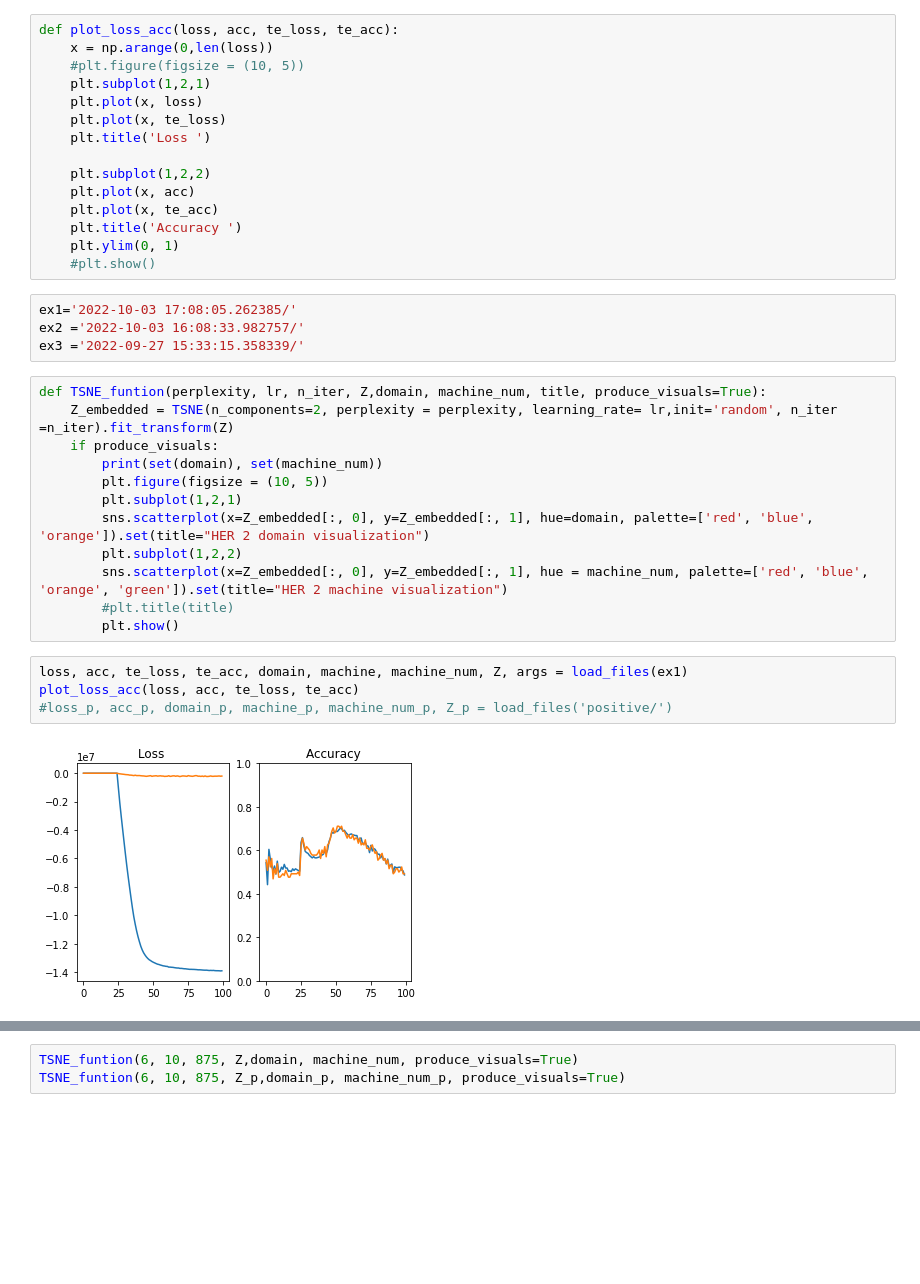
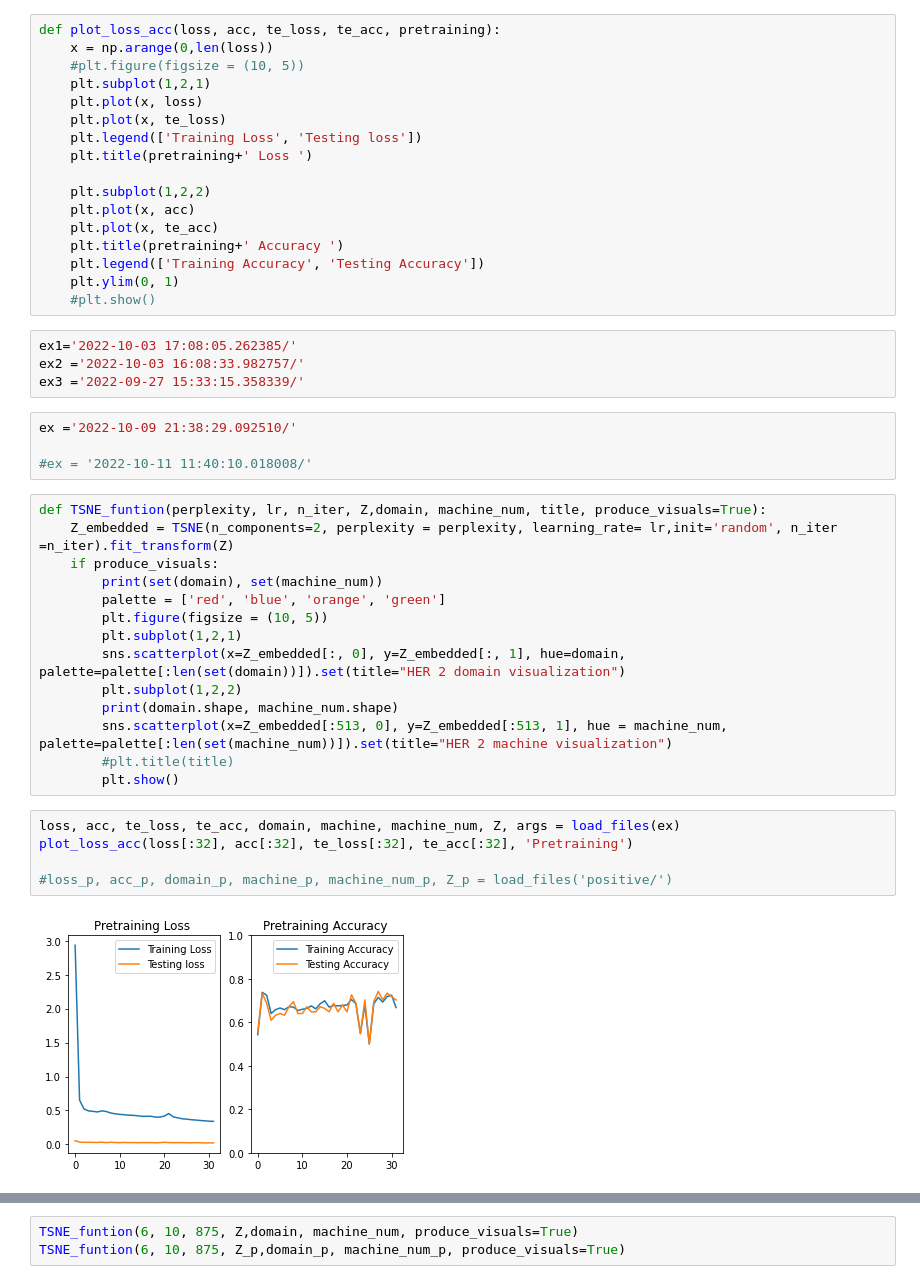
Before and after one commit to DIDSR/DomId, a Jupyter notebook: notebooks/HER2_results.ipynb, the cells around one changed output, grey strips where cells are left out. Saved outputs shown, nothing was run; the diff lists cells and outputs as text; blank space fills up the shorter version.

```diff
--- a/notebooks/HER2_results.ipynb
+++ b/notebooks/HER2_results.ipynb
@@ -23,39 +23,48 @@ def load_files(path):
 
     return loss, acc, te_loss, te_acc, domain, machine, machine_num, Z, args
 # %%
-def plot_loss_acc(loss, acc, te_loss, te_acc):
+def plot_loss_acc(loss, acc, te_loss, te_acc, pretraining):
     x = np.arange(0,len(loss))
     #plt.figure(figsize = (10, 5))
     plt.subplot(1,2,1)
     plt.plot(x, loss)
     plt.plot(x, te_loss)
-    plt.title('Loss ')
+    plt.legend(['Training Loss', 'Testing loss'])
+    plt.title(pretraining+' Loss ')
 
     plt.subplot(1,2,2)
     plt.plot(x, acc)
     plt.plot(x, te_acc)
-    plt.title('Accuracy ')
+    plt.title(pretraining+' Accuracy ')
+    plt.legend(['Training Accuracy', 'Testing Accuracy'])
     plt.ylim(0, 1)
     #plt.show()
 # %%
 ex1='2022-10-03 17:08:05.262385/'
 ex2 ='2022-10-03 16:08:33.982757/'
 ex3 ='2022-09-27 15:33:15.358339/'
+# %%
+ex ='2022-10-09 21:38:29.092510/'
+
+#ex = '2022-10-11 11:40:10.018008/'
 # %%
 def TSNE_funtion(perplexity, lr, n_iter, Z,domain, machine_num, title, produce_visuals=True):
     Z_embedded = TSNE(n_components=2, perplexity = perplexity, learning_rate= lr,init='random', n_iter =n_iter).fit_transform(Z)
     if produce_visuals:
         print(set(domain), set(machine_num))
+        palette = ['red', 'blue', 'orange', 'green']
         plt.figure(figsize = (10, 5))
         plt.subplot(1,2,1)
-        sns.scatterplot(x=Z_embedded[:, 0], y=Z_embedded[:, 1], hue=domain, palette=['red', 'blue', 'orange']).set(title="HER 2 domain visualization")
+        sns.scatterplot(x=Z_embedded[:, 0], y=Z_embedded[:, 1], hue=domain, palette=palette[:len(set(domain))]).set(title="HER 2 domain visualization")
         plt.subplot(1,2,2)
-        sns.scatterplot(x=Z_embedded[:, 0], y=Z_embedded[:, 1], hue = machine_num, palette=['red', 'blue', 'orange', 'green']).set(title="HER 2 machine visualization")
+        print(domain.shape, machine_num.shape)
+        sns.scatterplot(x=Z_embedded[:513, 0], y=Z_embedded[:513, 1], hue = machine_num, palette=palette[:len(set(machine_num))]).set(title="HER 2 machine visualization")
         #plt.title(title)
         plt.show()
 # %%
-loss, acc, te_loss, te_acc, domain, machine, machine_num, Z, args = load_files(ex1)
-plot_loss_acc(loss, acc, te_loss, te_acc)
+loss, acc, te_loss, te_acc, domain, machine, machine_num, Z, args = load_files(ex)
+plot_loss_acc(loss[:32], acc[:32], te_loss[:32], te_acc[:32], 'Pretraining')
+
 #loss_p, acc_p, domain_p, machine_p, machine_num_p, Z_p = load_files('positive/')
 # %% [output]
-[figure, old version]
+[figure, new version]
```
Also changed, not shown: parts of 4 cells of this notebook, 7 other files.
